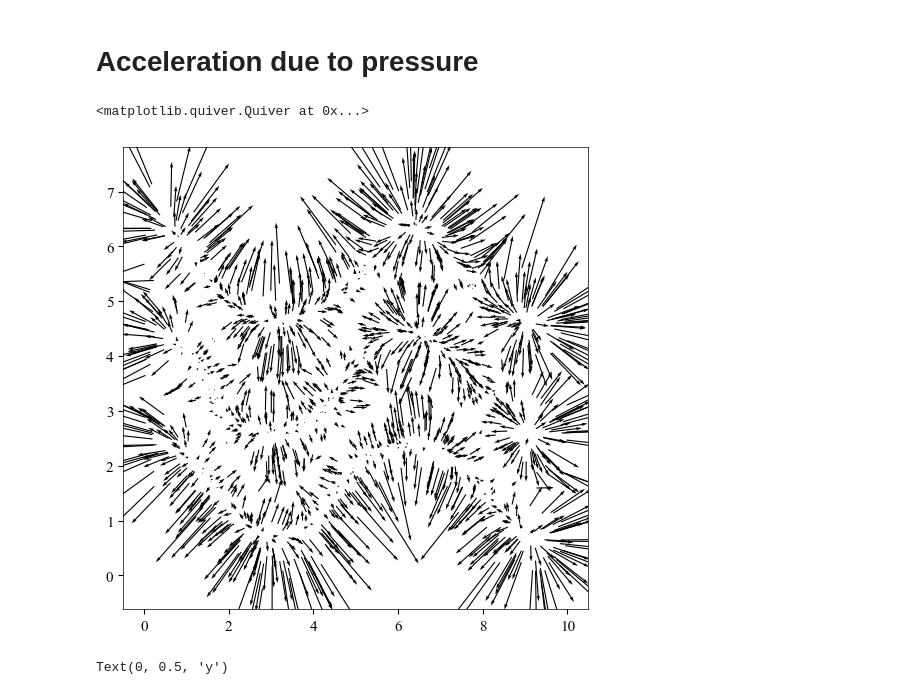
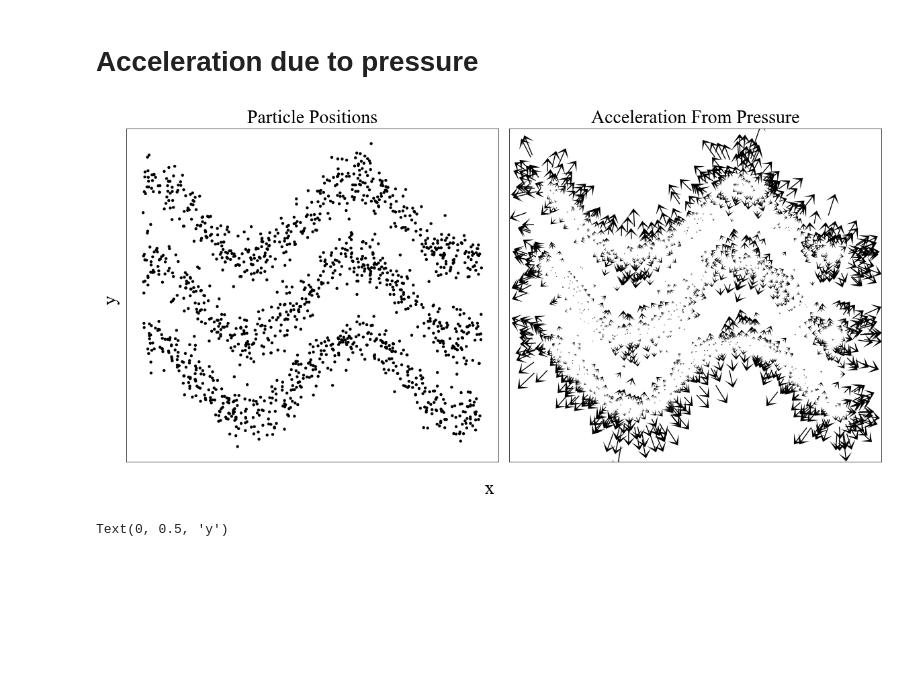
Before and after one commit to sgpfaff/gravHydro, a Jupyter notebook: testing_grounds/sph/pressureAcceleration.ipynb, the cells around one changed output. Saved outputs shown, nothing was run; the diff lists cells and outputs as text; code cells hidden in the pictures; blank space fills up the shorter version.

```diff
--- a/testing_grounds/sph/pressureAcceleration.ipynb
+++ b/testing_grounds/sph/pressureAcceleration.ipynb
@@ -55,11 +55,30 @@ rho0 = np.mean(gh.densities(pos, masses, h))
 # %%
 acc = gh.pressureAcc(pos, masses, h, rho0, cs)
 # %%
-plt.figure(figsize=(6,6))
-plt.quiver(*pos.T, *acc.T, scale=15)
+fig, axes = plt.subplots(1, 2, figsize=(12, 6))
+
+# Scatter plot of positions
+axes[0].scatter(pos[:, 0], pos[:, 1], s=masses)
+axes[0].set_title('Particle Positions', fontsize=20)
+axes[0].set_xticks([])
+axes[0].set_yticks([])
+
+# Quiver plot of acceleration
+axes[1].quiver(*pos.T, *acc.T, scale=40, headwidth=15, headlength=10, headaxislength=4)
+axes[1].set_title('Acceleration From Pressure', fontsize=20)
+axes[1].set_xticks([])
+axes[1].set_yticks([])
+
+# Add shared labels
+fig.supxlabel('x', fontsize=20)
+fig.supylabel('y', fontsize=20)
+
+plt.subplots_adjust(wspace=0.05)
+plt.tight_layout()
+
+plt.savefig('pressure_force.png', dpi=300)
 # %% [output]
-<matplotlib.quiver.Quiver at 0x...>
-[figure, old version]
+[figure, new version]
 # %%
 # h = 0.5
 # cs = 1
```
Also changed, not shown: 9 other files.
